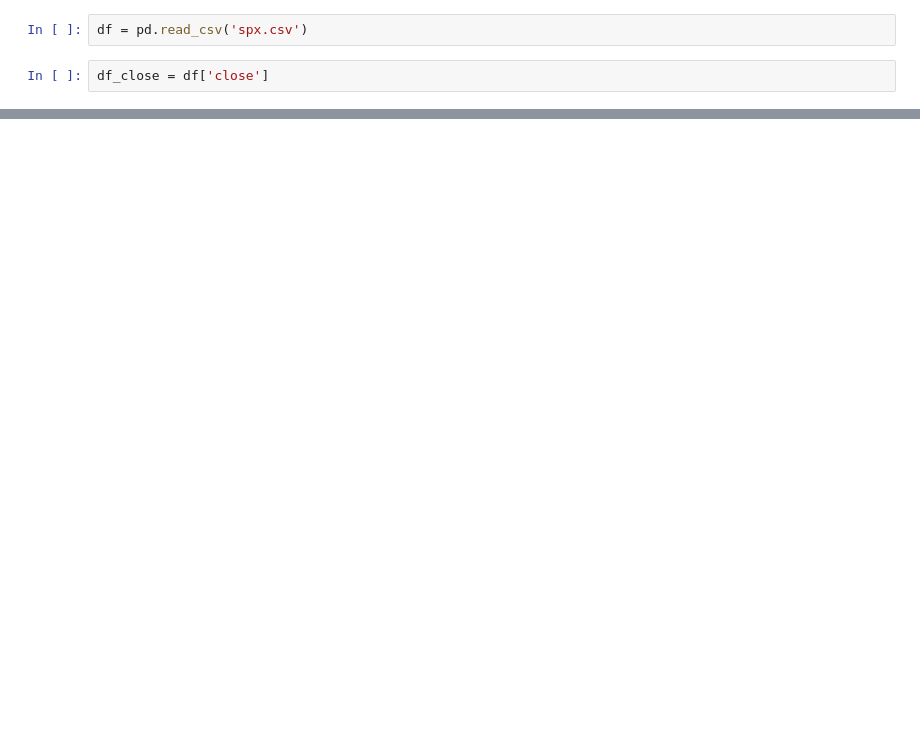
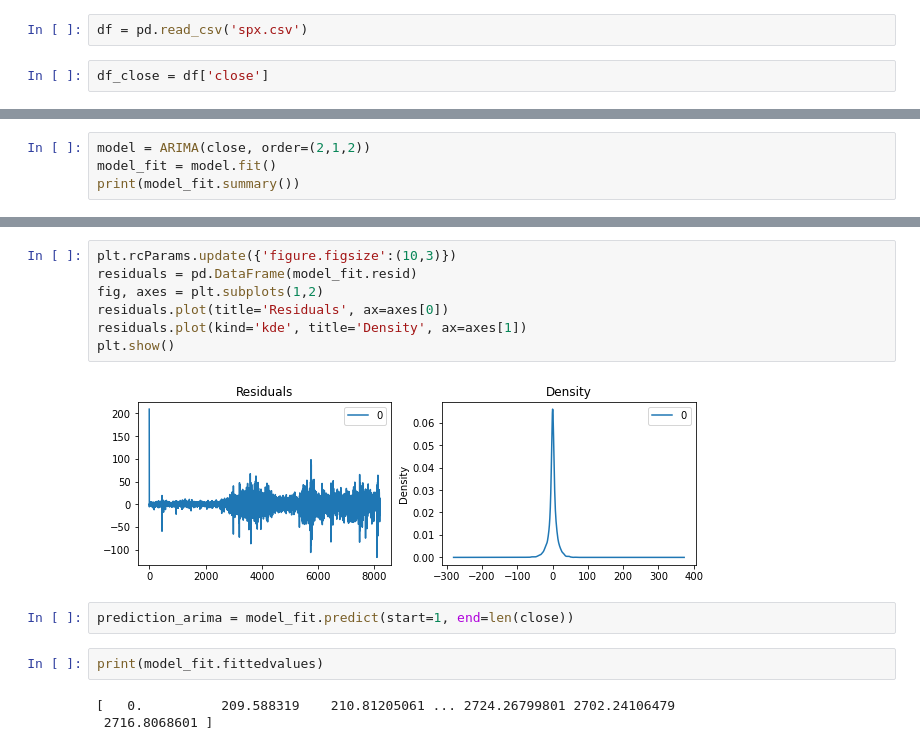
Before and after one commit to cfeng-git/ACV-Project, a Jupyter notebook: ARIMA on S&P500 using day-forward-chaining cv.ipynb, the cells around one changed output, grey strips where cells are left out. Drawn from its saved outputs; the diff is of its cells as text; blank space fills up the shorter version.

```diff
--- a/ARIMA on S&P500 using day-forward-chaining cv.ipynb
+++ b/ARIMA on S&P500 using day-forward-chaining cv.ipynb
@@ -24,0 +69,4 @@ p-value: 0.9957332769254442
+# %%
+model = ARIMA(close, order=(2,1,2))
+model_fit = model.fit()
+print(model_fit.summary())
@@ -24,0 +91,16 @@ p-value: 0.9957332769254442
+# %%
+plt.rcParams.update({'figure.figsize':(10,3)})
+residuals = pd.DataFrame(model_fit.resid)
+fig, axes = plt.subplots(1,2)
+residuals.plot(title='Residuals', ax=axes[0])
+residuals.plot(kind='kde', title='Density', ax=axes[1])
+plt.show()
+# %% [output]
+[figure, added]
+# %%
+prediction_arima = model_fit.predict(start=1, end=len(close))
+# %%
+print(model_fit.fittedvalues)
+# %% [output]
+[   0.          209.588319    210.81205061 ... 2724.26799801 2702.24106479
+ 2716.8068601 ]
```
Also changed, not shown: parts of 16 cells of this notebook.
